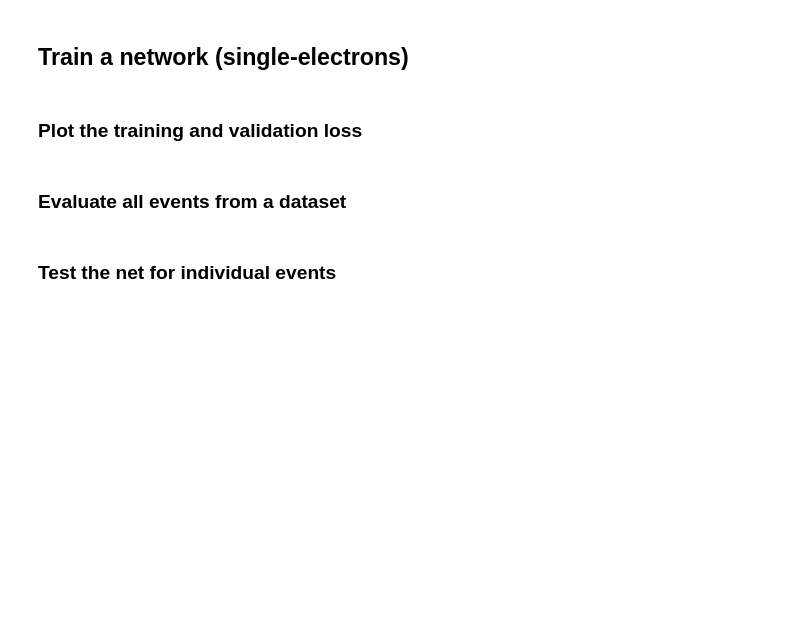
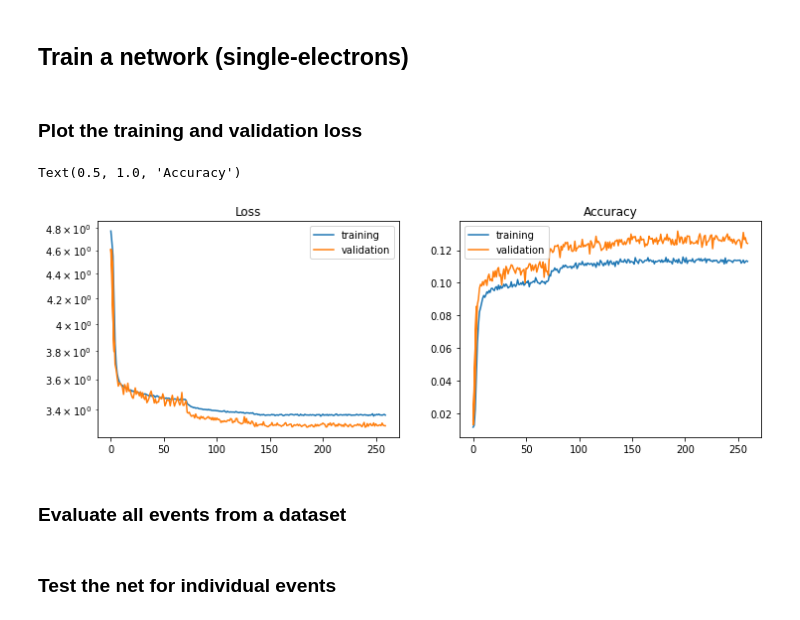
Before and after one commit to jerenner/emsim, a Jupyter notebook: emsim.ipynb, the cells around one changed output. Saved outputs shown, nothing was run; the diff lists cells and outputs as text; code cells hidden in the pictures; blank space fills up the shorter version.

```diff
--- a/emsim.ipynb
+++ b/emsim.ipynb
@@ -956,25 +1039,28 @@ torch.save(model.state_dict(), "{}/model_10cells_noise_100k_{}.pt".format(modeld
 ### Plot the training and validation loss
 # %%
 # Plot the training and validation losses.
-tloss = np.loadtxt("train.txt")
-vloss = np.loadtxt("val.txt")
+tloss = np.loadtxt("/home/jrenner/temp/nersc/train.txt")
+vloss = np.loadtxt("/home/jrenner/temp/nersc/val.txt")
 
 fig = plt.figure()
 fig.set_figheight(4.0)
 fig.set_figwidth(12.0)
 
 ax1 = fig.add_subplot(121);
 plt.plot(tloss[:,0],tloss[:,1],label='training')
 plt.plot(vloss[:,0],vloss[:,1],label='validation')
 plt.legend()
 plt.title("Loss")
 plt.yscale('log')
 
 ax2 = fig.add_subplot(122);
 plt.plot(tloss[:,0],tloss[:,2],label='training')
 plt.plot(vloss[:,0],vloss[:,2],label='validation')
 plt.legend()
 plt.title("Accuracy")
+# %% [output]
+Text(0.5, 1.0, 'Accuracy')
+[figure, added]
 # %% [markdown]
 ### Evaluate all events from a dataset
 # %%
```
Also changed, not shown: parts of 17 cells of this notebook, 6 other files.
